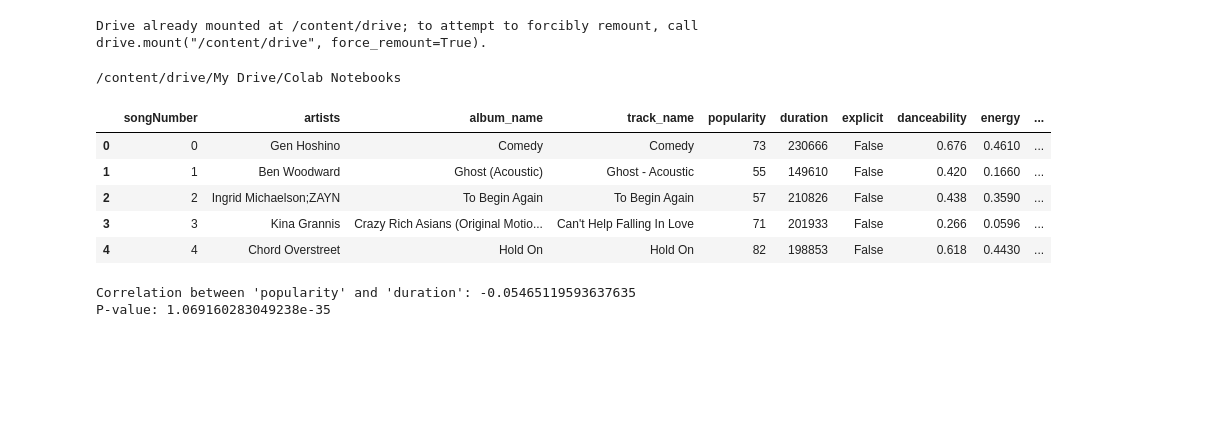
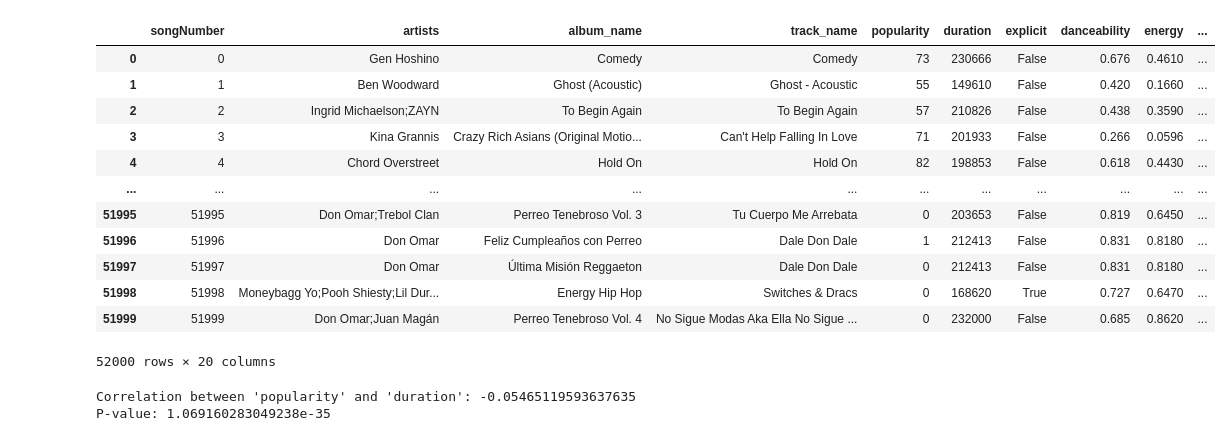
Before and after one commit to HongjinZhu/IDS-Capstone-Project, a Jupyter notebook: capsQ1Q3.ipynb, the cells around one changed output. Drawn from its saved outputs; the diff is of its cells as text; code cells hidden in the pictures; blank space fills up the shorter version.

```diff
--- a/capsQ1Q3.ipynb
+++ b/capsQ1Q3.ipynb
@@ -4,24 +4,24 @@ import pandas as pd
 from scipy import stats
 import matplotlib.pyplot as plt
 import seaborn as sns
-
-from google.colab import drive
-drive.mount('/content/drive')
-# %% [output]
-Drive already mounted at /content/drive; to attempt to forcibly remount, call drive.mount("/content/drive", force_remount=True).
-# %%
-%cd '/content/drive/My Drive/Colab Notebooks'
-file_path = '/content/drive/My Drive/Colab Notebooks/23Fall/spotify52kData.csv'
-df = pd.read_csv(file_path)
-df.head()
-# %% [output]
-/content/drive/My Drive/Colab Notebooks
-|  | songNumber | artists | album_name | track_name | popularity | duration | explicit | danceability | energy | ... |
-| 0 | 0 | Gen Hoshino | Comedy | Comedy | 73 | 230666 | False | 0.676 | 0.4610 | ... |
-| 1 | 1 | Ben Woodward | Ghost (Acoustic) | Ghost - Acoustic | 55 | 149610 | False | 0.420 | 0.1660 | ... |
-| 2 | 2 | Ingrid Michaelson;ZAYN | To Begin Again | To Begin Again | 57 | 210826 | False | 0.438 | 0.3590 | ... |
-| 3 | 3 | Kina Grannis | Crazy Rich Asians (Original Motio... | Can't Help Falling In Love | 71 | 201933 | False | 0.266 | 0.0596 | ... |
-| 4 | 4 | Chord Overstreet | Hold On | Hold On | 82 | 198853 | False | 0.618 | 0.4430 | ... |
+# %%
+file_url = 'https://raw.githubusercontent.com/HongjinZhu/IDS-Capstone-Project/main/spotify52kData.csv'
+df = pd.read_csv(file_url)
+df
+# %% [output]
+|  | songNumber | artists | album_name | track_name | popularity | duration | explicit | danceability | energy | ... |
+| 0 | 0 | Gen Hoshino | Comedy | Comedy | 73 | 230666 | False | 0.676 | 0.4610 | ... |
+| 1 | 1 | Ben Woodward | Ghost (Acoustic) | Ghost - Acoustic | 55 | 149610 | False | 0.420 | 0.1660 | ... |
+| 2 | 2 | Ingrid Michaelson;ZAYN | To Begin Again | To Begin Again | 57 | 210826 | False | 0.438 | 0.3590 | ... |
+| 3 | 3 | Kina Grannis | Crazy Rich Asians (Original Motio... | Can't Help Falling In Love | 71 | 201933 | False | 0.266 | 0.0596 | ... |
+| 4 | 4 | Chord Overstreet | Hold On | Hold On | 82 | 198853 | False | 0.618 | 0.4430 | ... |
+| ... | ... | ... | ... | ... | ... | ... | ... | ... | ... | ... |
+| 51995 | 51995 | Don Omar;Trebol Clan | Perreo Tenebroso Vol. 3 | Tu Cuerpo Me Arrebata | 0 | 203653 | False | 0.819 | 0.6450 | ... |
+| 51996 | 51996 | Don Omar | Feliz Cumpleaños con Perreo | Dale Don Dale | 1 | 212413 | False | 0.831 | 0.8180 | ... |
+| 51997 | 51997 | Don Omar | Última Misión Reggaeton | Dale Don Dale | 0 | 212413 | False | 0.831 | 0.8180 | ... |
+| 51998 | 51998 | Moneybagg Yo;Pooh Shiesty;Lil Dur... | Energy Hip Hop | Switches & Dracs | 0 | 168620 | True | 0.727 | 0.6470 | ... |
+| 51999 | 51999 | Don Omar;Juan Magán | Perreo Tenebroso Vol. 4 | No Sigue Modas Aka Ella No Sigue ... | 0 | 232000 | False | 0.685 | 0.8620 | ... |
+52000 rows × 20 columns
 # %%
 from scipy.stats import pearsonr
 
```
Also changed, not shown: parts of 1 cell of this notebook, 2 other files.
